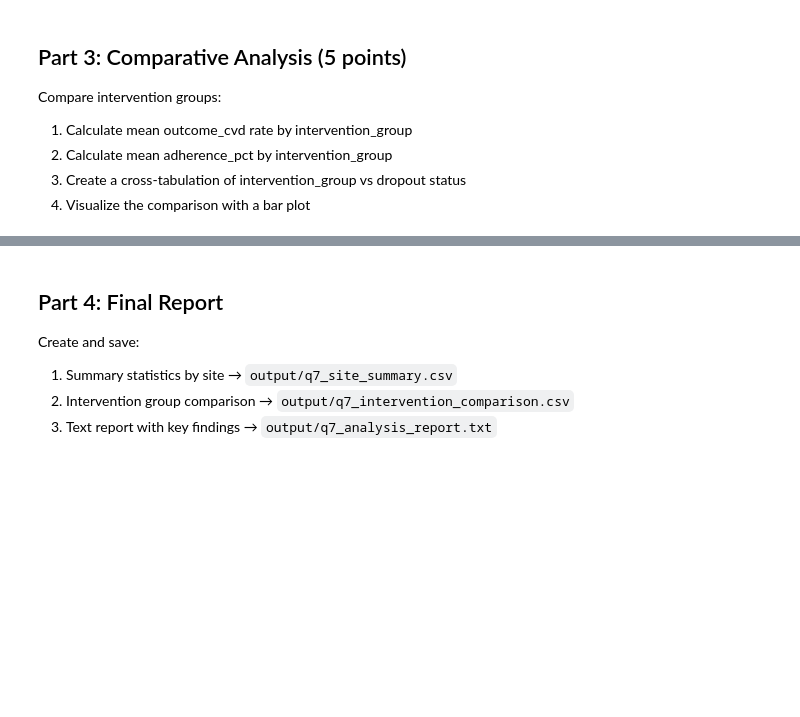
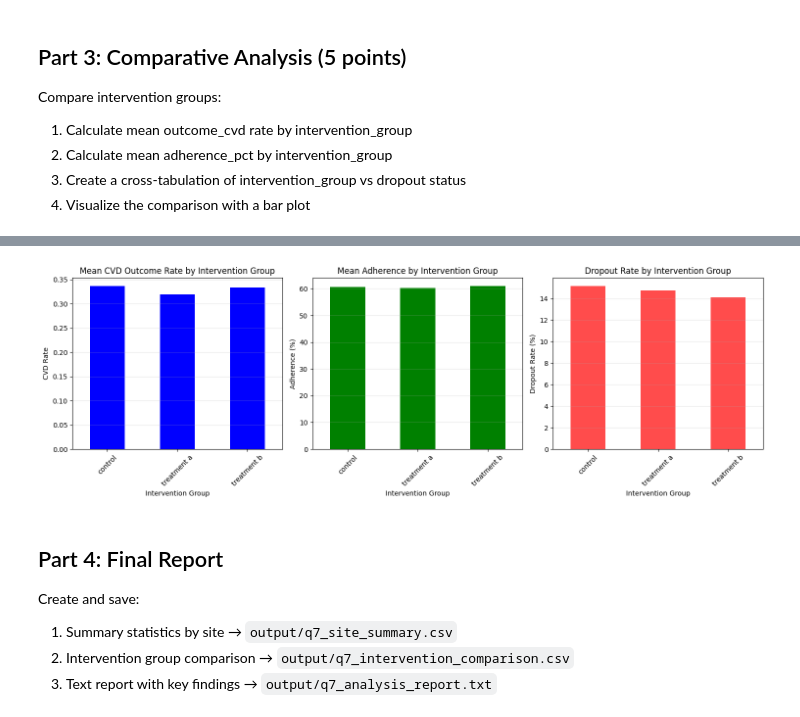
Before and after one commit to UCSF-DataSci/ds217-midterm-cshiu, a Jupyter notebook: q7_aggregation.ipynb, the cells around one changed output, grey strips where cells are left out. Drawn from its saved outputs; the diff is of its cells as text; code cells hidden in the pictures; blank space fills up the shorter version.

```diff
--- a/q7_aggregation.ipynb
+++ b/q7_aggregation.ipynb
@@ -107,21 +202,28 @@ Compare intervention groups:
 # %%
 # TODO: Intervention group comparisons
 
+# first, clean intervention_group again
+df['intervention_group'] = df['intervention_group'].str.strip().str.lower().str.replace('_', '', regex=False).str.replace(r'\s+', ' ', regex=True)
+
+# Convert CVD outcome to numeric
+df['outcome_cvd'] = pd.to_numeric(df['outcome_cvd'], errors = 'coerce')
 print("1. Mean CVD outcome rate by intervention group:")
-cvd_by_group = df_typed.groupby('intervention_group')['outcome_cvd'].mean()
+cvd_by_group = df.groupby('intervention_group')['outcome_cvd'].value_counts()
 print(cvd_by_group.round(4))
 print()
 
 print("2. Mean adherence percentage by intervention group:")
-adherence_by_group = df_typed.groupby('intervention_group')['adherence_pct'].mean()
+adherence_by_group = df.groupby('intervention_group')['adherence_pct'].mean()
 print(adherence_by_group.round(2))
 print()
 
 print("3. Cross-tabulation of intervention group vs. droupout status:")
-crosstab = pd.crosstab(df_typed['intervention_group'], df_typed['dropout'], margins = True)
+crosstab = pd.crosstab(df['intervention_group'], df['dropout'], margins = True)
 print(crosstab)
 print()
+
 print("Dropout rates by group:")
-dropout_rates = pd.crosstab(df_typed['intervention_group'], df_typed['dropout'])dropout_rates = pd.crosstab(df_typed['intervention_group'], df_typed['dropout'], normalize='index') * 100
+dropout_rates = pd.crosstab(df['intervention_group'], df['dropout'])
+dropout_rates = pd.crosstab(df['intervention_group'], df['dropout'], normalize='index') * 100
 print(dropout_rates.round(2))
 print()
@@ -178,0 +248,74 @@ plt.show()
+# %%
+# TODO: Visualization
+
+# Clean intervention groups first again
+df['intervention_group'] = df['intervention_group'].str.strip().str.lower().str.replace('_', '', regex=False).str.replace(r'\s+', ' ', regex=True)
+
+
+print("Cleaned intervention groups:", df['intervention_group'].unique())
+print()
+
+# Convert outcome_cvd to numeric
+print("Converting outcome_cvd to numeric")
+if df['outcome_cvd'].dtype == 'object':
+    df['outcome_cvd'] = df['outcome_cvd'].map({'Yes': 1, 'No': 0, 'yes': 1, 'no': 0})
+print()
+
+# Convert adherence to numeric
+df['adherence_pct'] = pd.to_numeric(df['adherence_pct'], errors='coerce')
+
+# Convert dropout to numeric
+if df['dropout'].dtype == 'object':
+    df['dropout'] = df['dropout'].map({'Yes': 1, 'No': 0, 'yes': 1, 'no': 0})
+
+print("Calculate group statistics...")
+cvd_by_group = df.groupby('intervention_group')['outcome_cvd'].mean()
+adherence_by_group = df.groupby('intervention_group')['adherence_pct'].mean()
+dropout_rates_plot = df.groupby('intervention_group')['dropout'].mean() * 100
+
+print("\nCVD by group:")
+print(cvd_by_group)
+print("\nAdherence by group:")
+print(adherence_by_group)
+print("\nDropout rates (%):")
+print(dropout_rates_plot)
+print()
+
+
+fig, axes = plt.subplots(1, 3, figsize=(15, 5))
+
+# Plot 1: CVD outcome rate
+cvd_by_group.plot(kind='bar', ax=axes[0], color='blue')
+axes[0].set_title('Mean CVD Outcome Rate by Intervention Group')
+axes[0].set_xlabel('Intervention Group')
+axes[0].set_ylabel('CVD Rate')
+axes[0].tick_params(axis='x', rotation=45)
+axes[0].grid(axis='y', alpha=0.3)
+
+# Plot 2: Adherence percentage
+adherence_by_group.plot(kind='bar', ax=axes[1], color='green')
+axes[1].set_title('Mean Adherence by Intervention Group')
+axes[1].set_xlabel('Intervention Group')
+axes[1].set_ylabel('Adherence (%)')
+axes[1].tick_params(axis='x', rotation=45)
+axes[1].grid(axis='y', alpha=0.3)
+
+# Plot 3: Dropout rate
+dropout_rates_plot = df.groupby('intervention_group')['dropout'].mean() * 100
+
+print("Dropout rates (%):\n")
+print(dropout_rates_plot)
+print()
+
+dropout_rates_plot.plot(kind='bar', ax=axes[2], color='red', alpha=0.7)
+axes[2].set_title('Dropout Rate by Intervention Group')
+axes[2].set_xlabel('Intervention Group')
+axes[2].set_ylabel('Dropout Rate (%)')
+axes[2].tick_params(axis='x', rotation=45)
+axes[2].grid(axis='y', alpha=0.3)
+
+plt.tight_layout()
+plt.savefig('output/intervention_comparison.png', dpi=300, bbox_inches='tight')
+print("Visualization saved to output/intervention_comparison.png")
+plt.show()
+# %% [output]
@@ -179,3 +339,4 @@ plt.show()
+[figure, added]
 # %% [markdown]
 ## Part 4: Final Report
 
```
Also changed, not shown: parts of 15 cells of this notebook, 3 other files.
